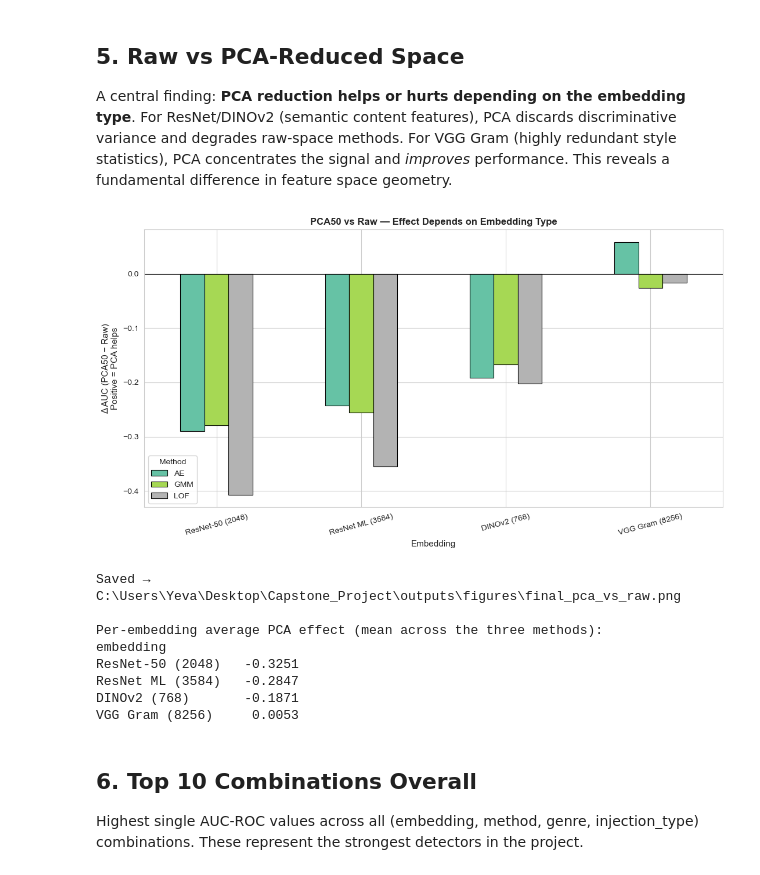
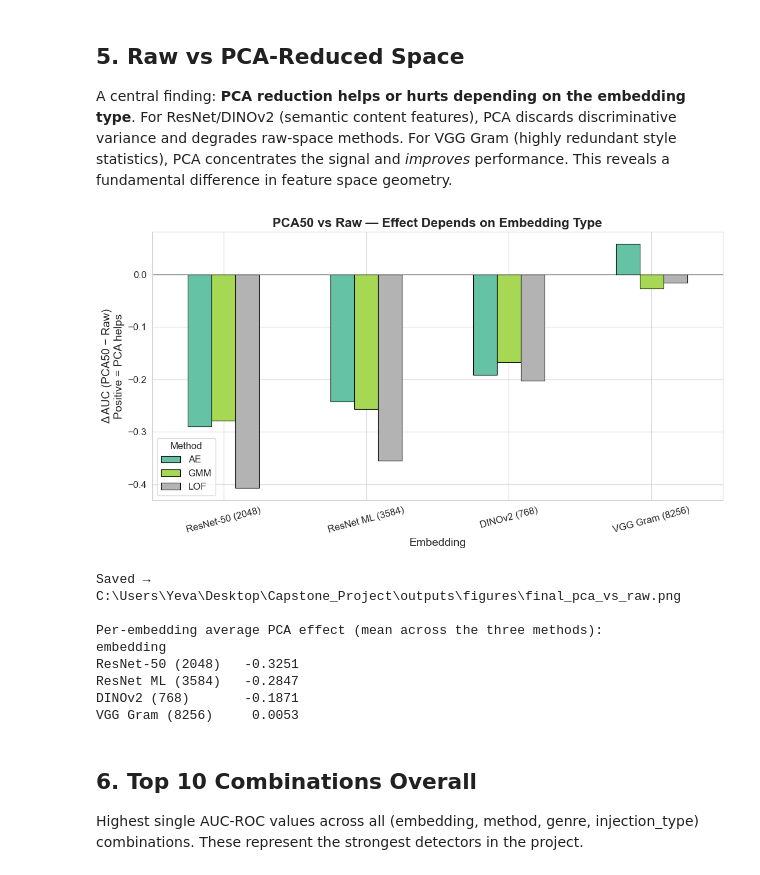
Before and after one commit to yevastepanyan8/Capstone_Project, a Jupyter notebook: notebooks/final_results_summary.ipynb, the cells around one changed output. Cells and saved outputs as stored; diff of their text form; code cells hidden in the pictures.

```diff
--- a/notebooks/final_results_summary.ipynb
+++ b/notebooks/final_results_summary.ipynb
@@ -249,13 +254,14 @@ genre_emb = (std.groupby(['genre', 'embedding'])['auc'].max()
 fig, ax = plt.subplots(figsize=(13, 6))
 genre_emb.plot(kind='bar', ax=ax, colormap='viridis', edgecolor='black', linewidth=0.8, width=0.8)
 ax.axhline(0.5, color='red', linestyle='--', alpha=0.5, label='Random')
-ax.set_ylabel('Best AUC-ROC for that embedding', fontsize=11)
-ax.set_xlabel('Genre', fontsize=11)
+ax.set_ylabel('Best AUC-ROC for that embedding', fontsize=14)
+ax.set_xlabel('Genre', fontsize=14)
 ax.set_title('Best Detection Performance per Genre × Embedding (Standard Injection)',
-             fontsize=12, fontweight='bold')
-ax.legend(loc='lower right', title='Embedding')
+             fontsize=16, fontweight='bold')
+ax.legend(loc='lower right', title='Embedding', fontsize=12, title_fontsize=12)
 ax.set_ylim(0, 1.05)
-plt.xticks(rotation=20)
+ax.tick_params(axis='both', labelsize=12)
+plt.xticks(rotation=20, fontsize=12)
 plt.tight_layout()
 out = OUTPUTS_DIR / 'final_per_genre_breakdown.png'
 plt.savefig(out, dpi=150, bbox_inches='tight')
@@ -341,39 +347,40 @@ rows = []
 std = master_df[master_df['dataset_type'] == 'injected']
 for emb in EMBEDDINGS.keys():
     sub = std[std['embedding'] == emb]
     for raw_m, pca_m in pca_pairs:
         raw_auc = sub[sub['method'] == raw_m]['auc'].mean()
         pca_auc = sub[sub['method'] == pca_m]['auc'].mean()
         if pd.notna(raw_auc) and pd.notna(pca_auc):
             rows.append({
                 'embedding':  emb,
                 'method':     raw_m.replace(' (raw)', ''),
                 'raw':        raw_auc,
                 'pca50':      pca_auc,
                 'pca_helps':  pca_auc - raw_auc,
             })
 rvp = pd.DataFrame(rows)
 
 if len(rvp) > 0:
     fig, ax = plt.subplots(figsize=(11, 6))
     pivot = rvp.pivot(index='embedding', columns='method', values='pca_helps').reindex(EMBEDDINGS.keys())
     pivot.plot(kind='bar', ax=ax, edgecolor='black', linewidth=0.8, colormap='Set2')
     ax.axhline(0, color='black', linewidth=0.8)
-    ax.set_ylabel('Δ AUC (PCA50 − Raw)\nPositive = PCA helps', fontsize=11)
-    ax.set_xlabel('Embedding', fontsize=11)
-    ax.set_title('PCA50 vs Raw — Effect Depends on Embedding Type', fontsize=12, fontweight='bold')
-    ax.legend(title='Method')
-    plt.xticks(rotation=15)
+    ax.set_ylabel('Δ AUC (PCA50 − Raw)\nPositive = PCA helps', fontsize=14)
+    ax.set_xlabel('Embedding', fontsize=14)
+    ax.set_title('PCA50 vs Raw — Effect Depends on Embedding Type', fontsize=16, fontweight='bold')
+    ax.legend(title='Method', fontsize=12, title_fontsize=12)
+    ax.tick_params(axis='both', labelsize=12)
+    plt.xticks(rotation=15, fontsize=12)
     plt.tight_layout()
     out = OUTPUTS_DIR / 'final_pca_vs_raw.png'
     plt.savefig(out, dpi=150, bbox_inches='tight')
     plt.show()
     print(f'Saved → {out}\n')
 
     print('Per-embedding average PCA effect (mean across the three methods):')
     print(rvp.groupby('embedding')['pca_helps'].mean().reindex(EMBEDDINGS.keys()).round(4).to_string())
 # %% [output]
-[figure, old version]
+[figure, new version]
 Saved → C:\Users\Yeva\Desktop\Capstone_Project\outputs\figures\final_pca_vs_raw.png
 
 Per-embedding average PCA effect (mean across the three methods):
```
Also changed, not shown: parts of 4 cells of this notebook, 11 other files.
